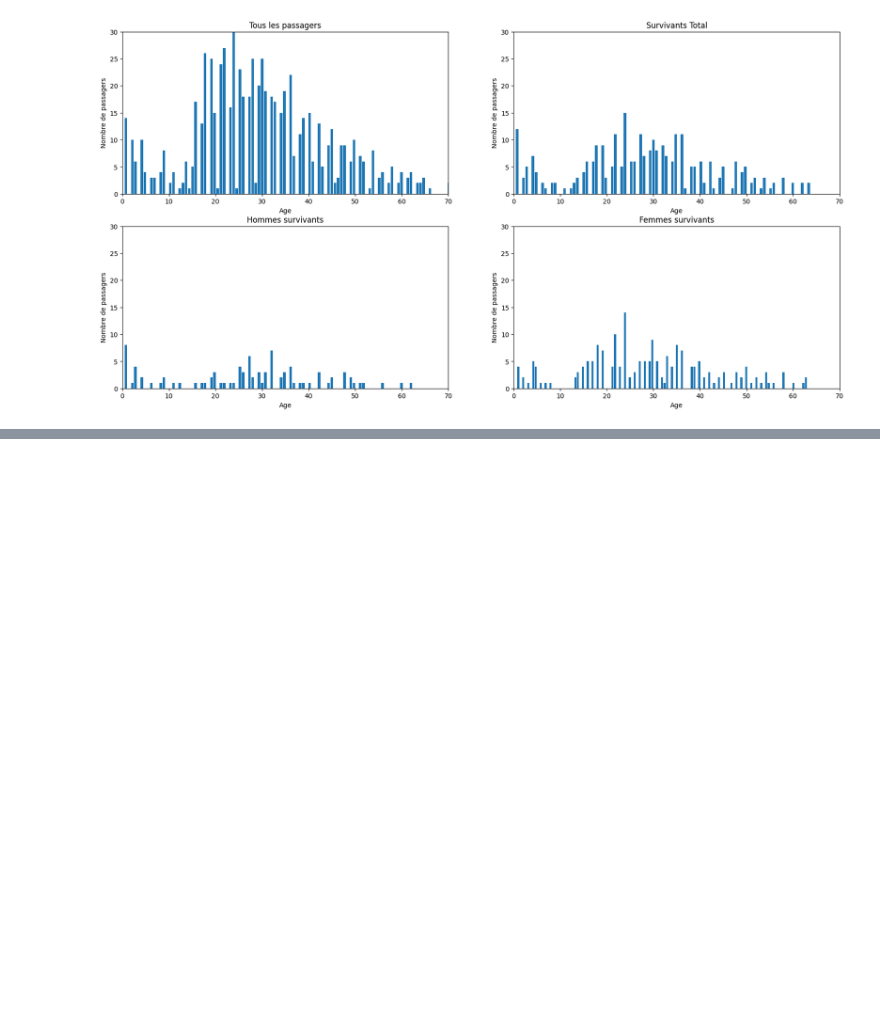
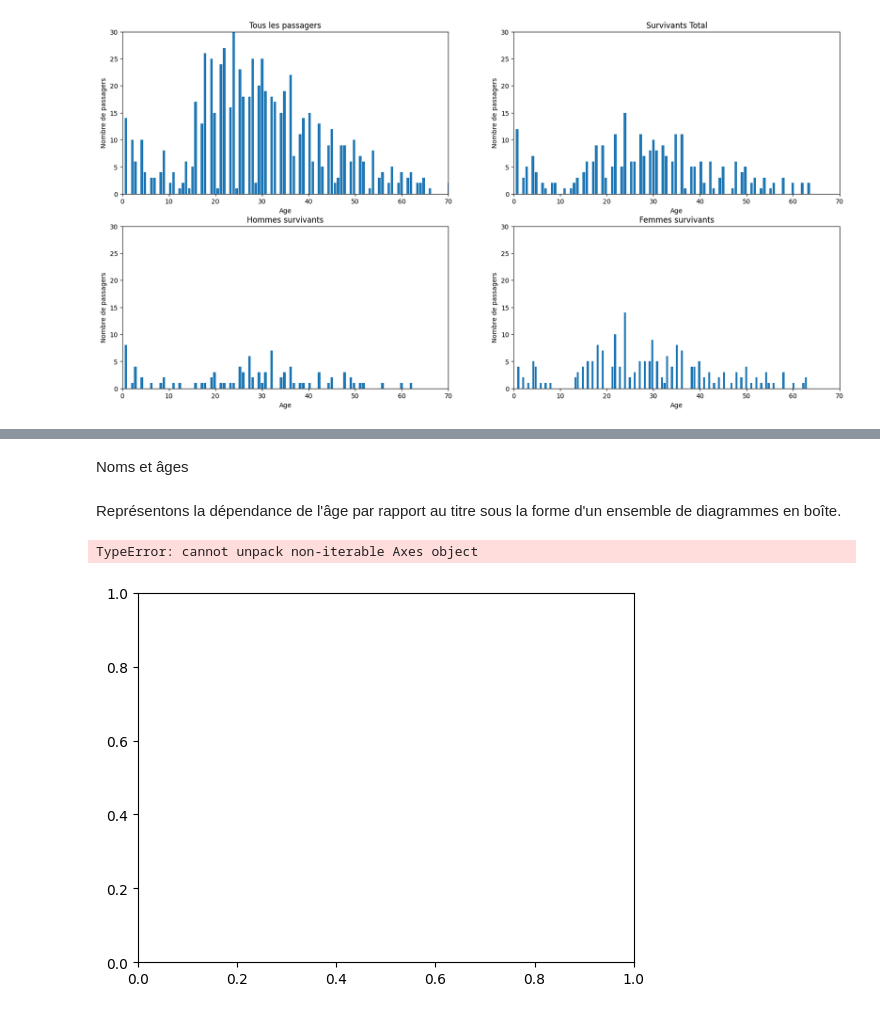
Before and after one commit to kirillsst/Titanic-Model-Kaggle-, a Jupyter notebook: titanic_notebook.ipynb, the cells around one changed output, grey strips where cells are left out. Drawn from its saved outputs; the diff is of its cells as text; code cells hidden in the pictures; blank space fills up the shorter version.

```diff
--- a/titanic_notebook.ipynb
+++ b/titanic_notebook.ipynb
@@ -149,0 +168,36 @@ plt.show()
+# %% [markdown]
+Noms et âges
+# %% [markdown]
+Représentons la dépendance de l'âge par rapport au titre sous la forme d'un ensemble de diagrammes en boîte.
+# %%
+titles = ("Capt.","Col.","Major.","Sir.","Lady.","Rev.","Dr.","Don.","Jonkheer.","Countess.","Mrs.","Ms.","Mr.","Mme.","Mlle.","Miss.","Master.")
+
+#Créons une liste de titres pour chaque passagers
+titled_names = []
+for names in train.Name:
+    for title in titles:
+        if title in names.split(' '):
+            titled_names.append(title)
+            break
+# print(titled_names)
+
+#delete the column Title and recreate
+#Ajouter une nouvelle colonne au dataframe - Titre
+# train.insert(12, 'Title', titled_names)
+# print(train['Title'])
+# train = train.drop('Title', axis=1)
+
+#Créer un dictionnaire avec des paires de titre : liste des âges
+ages = dict.fromkeys(titles, [])
+for i, title in enumerate(train.Title):
+    if not pd.isna(train.Age[i]):
+        ages[title] = ages[title] + [train.Age[i]]
+
+#Visualiser
+fig, ax = plt.subplots(figsize=(15, 5))
+ax.boxplot(ages.values(), label=titles, vert=True)
+ax.set_ylabel("L'âge")
+plt.show()
+# %% [output]
+TypeError: cannot unpack non-iterable Axes object
+[figure, added]
```
Also changed, not shown: parts of 5 cells of this notebook.
